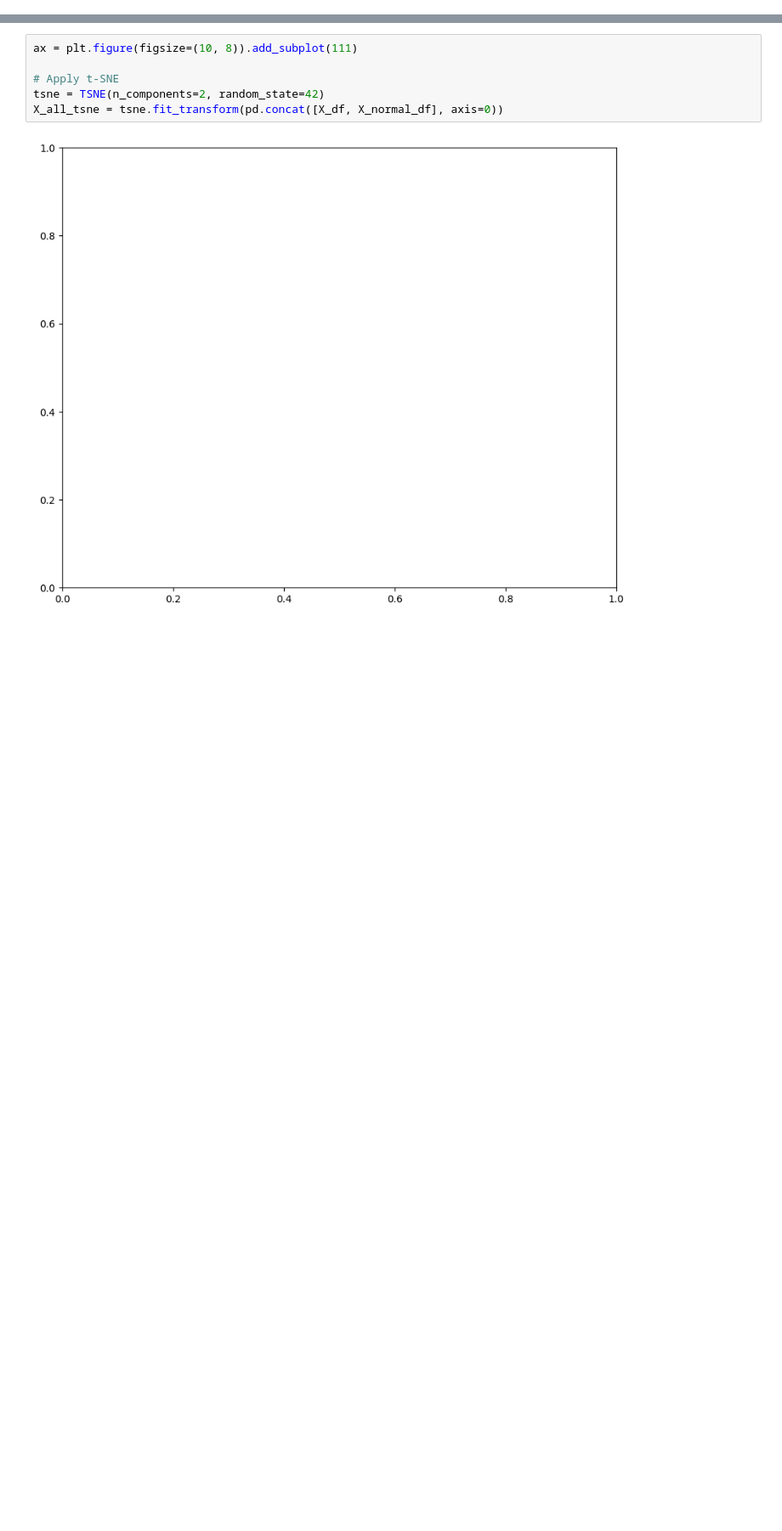
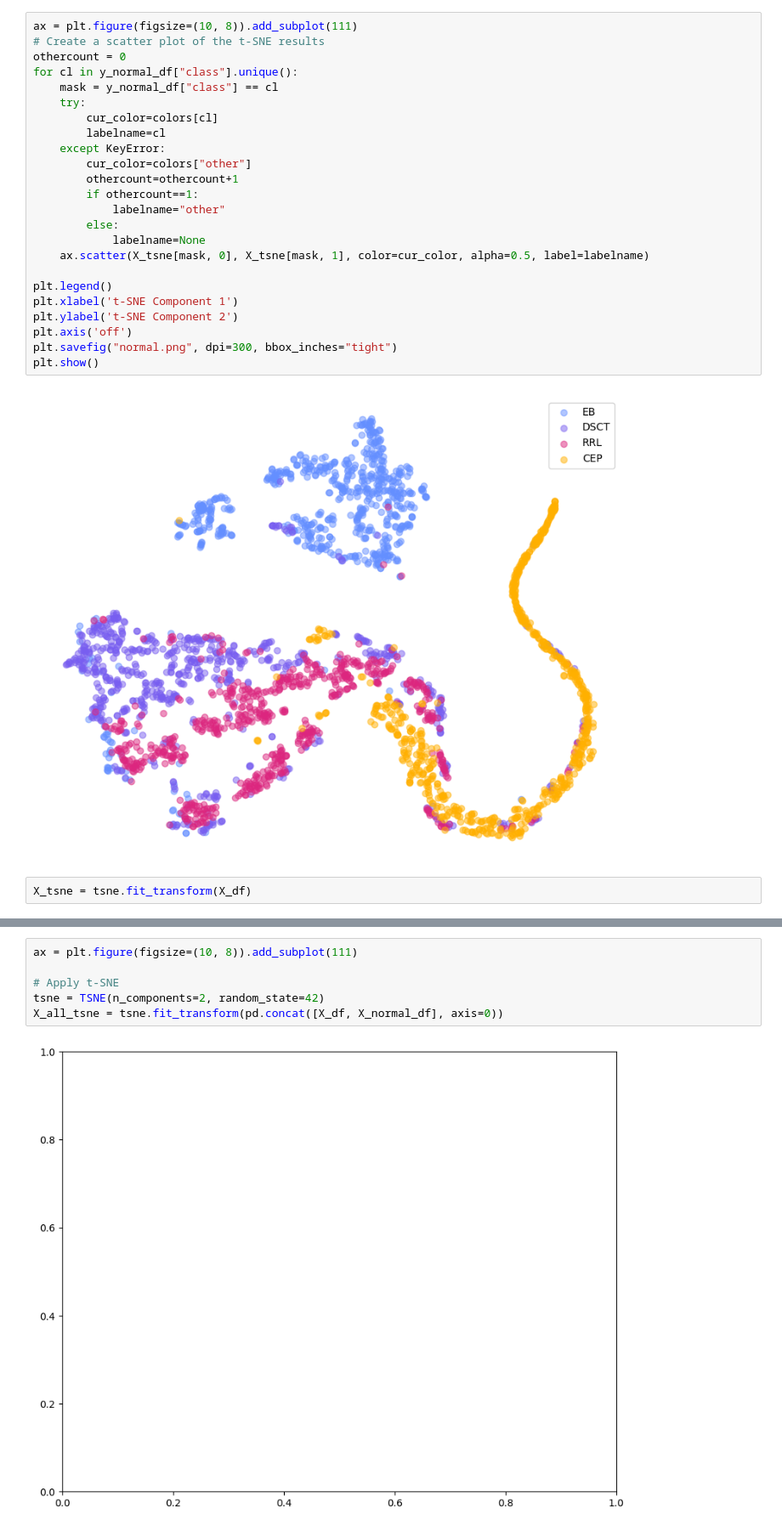
Before and after one commit to sidchaini/DistanceAnomalies, a Jupyter notebook: 03. distances features eda/rio02. tsne.ipynb, the cells around one changed output, grey strips where cells are left out. Shown at 85% size. Cells and saved outputs as stored; diff of their text form; blank space fills up the shorter version.

```diff
--- a/03. distances features eda/rio02. tsne.ipynb
+++ b/03. distances features eda/rio02. tsne.ipynb
@@ -33,3 +32,31 @@ colors = {'EB':"r", 'DSCT':'b', 'RRL':'g', 'CEP':'grey', "other": "black"}
 rootclasses
 # %% [output]
 array(['EB', 'DSCT', 'RRL', 'CEP'], dtype=object)
+# %%
+ax = plt.figure(figsize=(10, 8)).add_subplot(111)
+# Create a scatter plot of the t-SNE results
+othercount = 0
+for cl in y_normal_df["class"].unique():
+    mask = y_normal_df["class"] == cl
+    try:
+        cur_color=colors[cl]
+        labelname=cl
+    except KeyError:
+        cur_color=colors["other"]
+        othercount=othercount+1
+        if othercount==1:
+            labelname="other"
+        else:
+            labelname=None
+    ax.scatter(X_tsne[mask, 0], X_tsne[mask, 1], color=cur_color, alpha=0.5, label=labelname)
+
+plt.legend()
+plt.xlabel('t-SNE Component 1')
+plt.ylabel('t-SNE Component 2')
+plt.axis('off')
+plt.savefig("normal.png", dpi=300, bbox_inches="tight")
+plt.show()
+# %% [output]
+[figure, added]
+# %%
+X_tsne = tsne.fit_transform(X_df)
```
Also changed, not shown: parts of 11 cells of this notebook, 7 other files.
